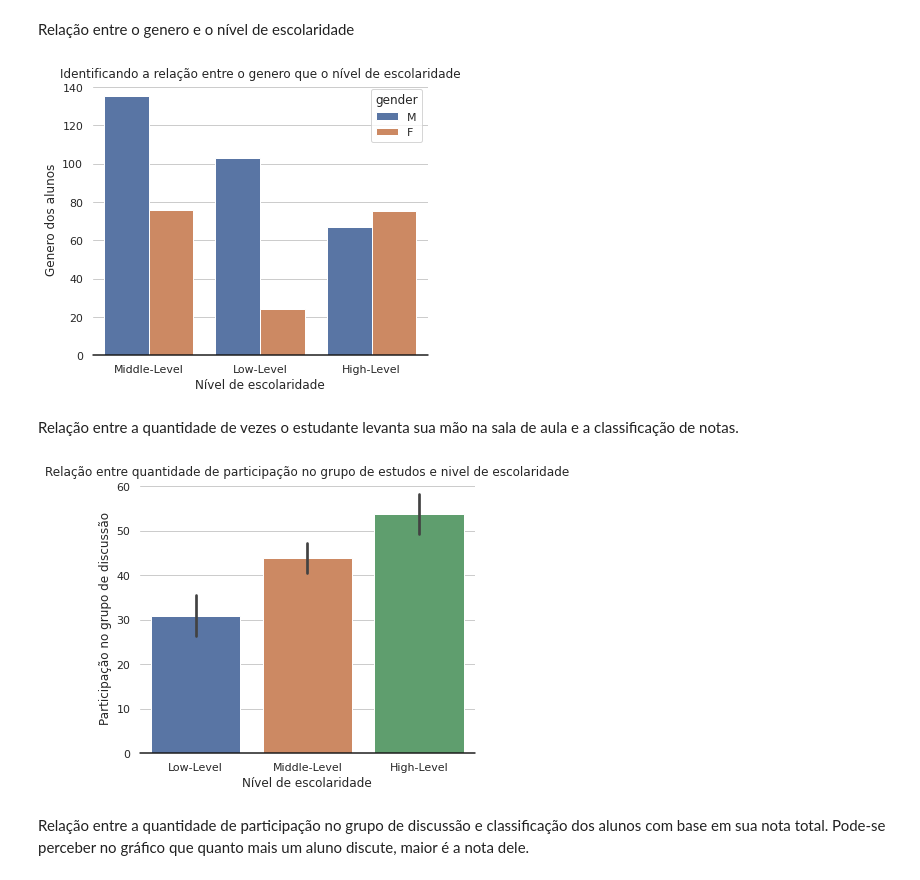
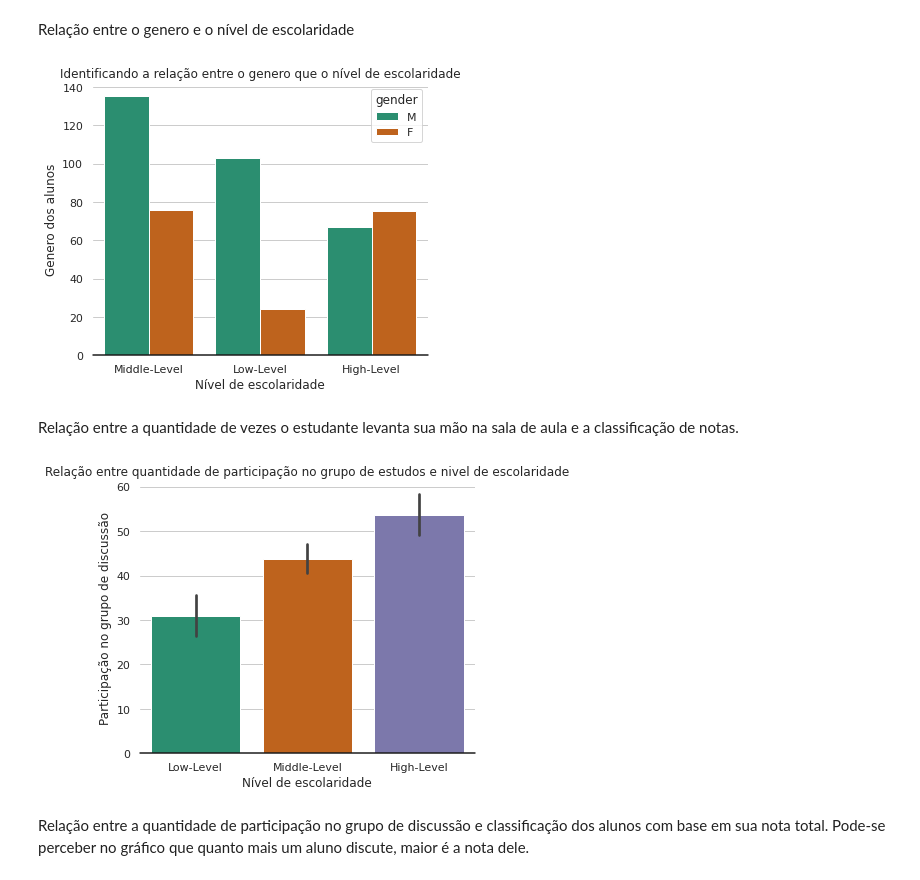
Before and after one commit to atlantico-academy/student-academic-performance, a Jupyter notebook: notebooks/01-exploratory_data_analysis.ipynb, the cells around one changed output. Cells and saved outputs as stored; diff of their text form; code cells hidden in the pictures.

```diff
--- a/notebooks/01-exploratory_data_analysis.ipynb
+++ b/notebooks/01-exploratory_data_analysis.ipynb
@@ -637,23 +638,23 @@ Relação entre o genero e o nível de escolaridade
 # %%
 sns.set(style="whitegrid")
 plt.figure(figsize=(6,5))
 
-ax = sns.countplot(x='Class', data=data, hue='gender')
+ax = sns.countplot(x='Class', data=data, hue='gender',palette='Dark2')
 plt.xlabel('Nível de escolaridade')
 plt.ylabel('Genero dos alunos')
 plt.title('Identificando a relação entre o genero que o nível de escolaridade', fontsize=12)
 ax.set(frame_on=False)
 ax.axhline(0, color="k", clip_on=False)
 plt.show()
 # %% [output]
-[figure, old version]
+[figure, new version]
 # %% [markdown]
 Relação entre a quantidade de vezes o estudante levanta sua mão na sala de aula e a classificação de notas.
 # %%
 sns.set(style="whitegrid")
 plt.figure(figsize=(6,5))
 
-ax = sns.barplot(x='Class',y='Discussion', data=data,order=["Low-Level","Middle-Level","High-Level"])
+ax = sns.barplot(x='Class',y='Discussion', data=data,order=["Low-Level","Middle-Level","High-Level"],palette="Dark2")
 plt.xlabel('Nível de escolaridade')
 plt.ylabel('Participação no grupo de discussão')
 plt.title('Relação entre quantidade de participação no grupo de estudos e nivel de escolaridade', fontsize=12)
@@ -661,7 +662,7 @@ ax.set(frame_on=False)
 ax.axhline(0, color="k", clip_on=False)
 plt.show()
 # %% [output]
-[figure, old version]
+[figure, new version]
 # %% [markdown]
 Relação entre a quantidade de participação no grupo de discussão e classificação dos alunos com base em sua nota total.
 Pode-se perceber no gráfico que quanto mais um aluno discute, maior é a nota dele.
```
Also changed, not shown: parts of 38 cells of this notebook.
